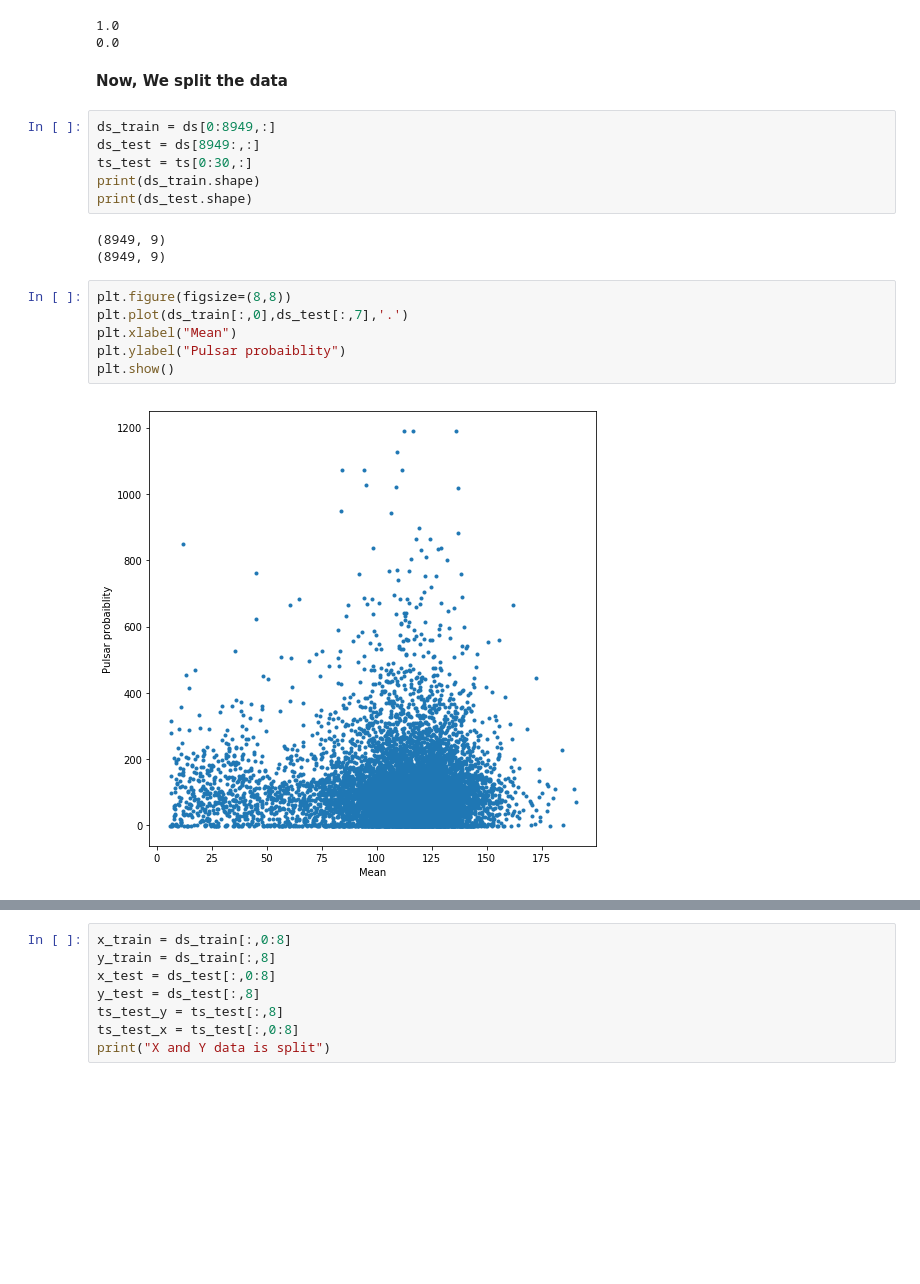
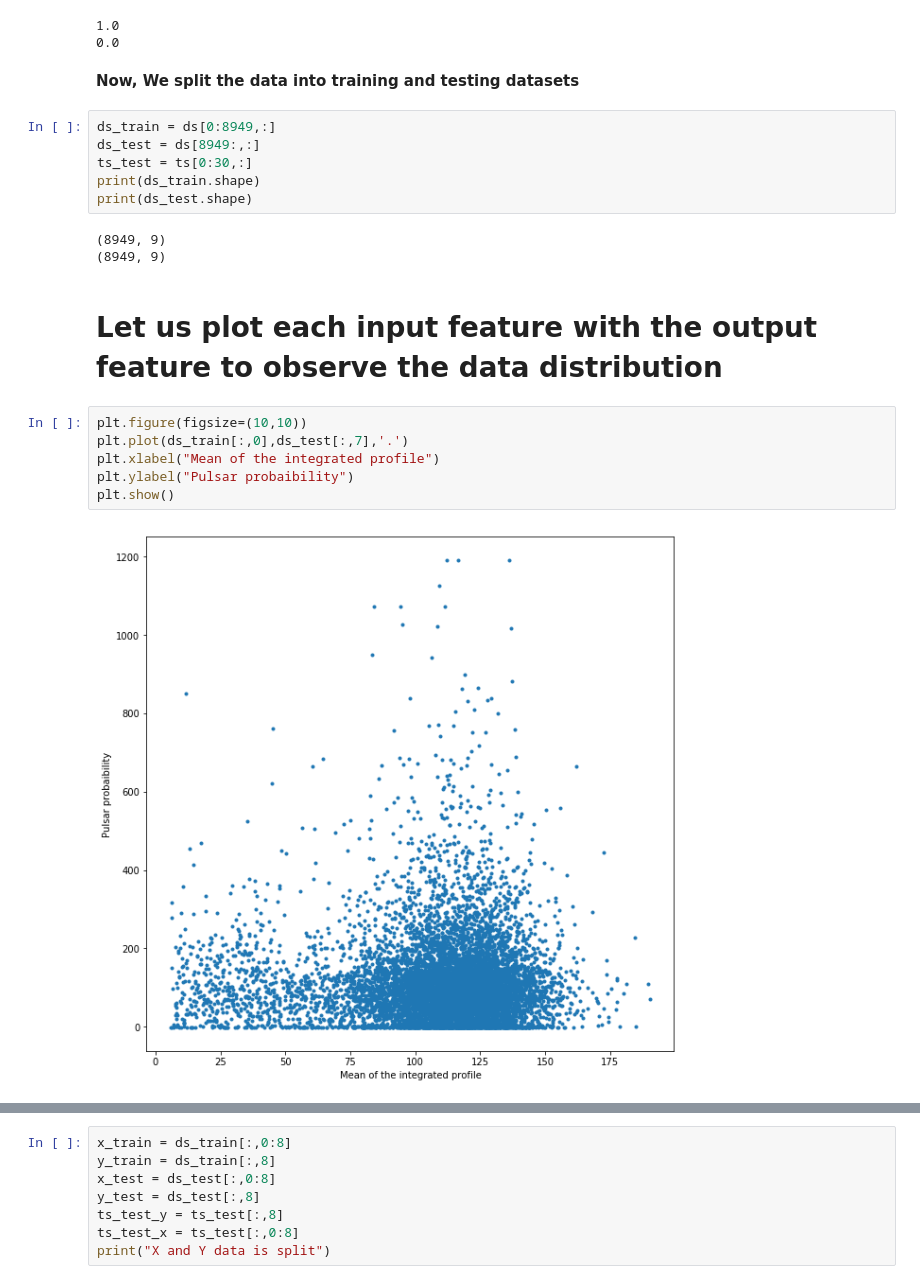
Before and after one commit to mponagandla/AIProject, a Jupyter notebook: Predicting_Pulsar.ipynb, the cells around one changed output, grey strips where cells are left out. Saved outputs shown, nothing was run; the diff lists cells and outputs as text; blank space fills up the shorter version.

```diff
--- a/Predicting_Pulsar.ipynb
+++ b/Predicting_Pulsar.ipynb
@@ -67,7 +110,7 @@ print(np.min(ds[:,8]))
 1.0
 0.0
 # %% [markdown]
-**Now, We split the data**
+**Now, We split the data into training and testing datasets**
 # %%
 ds_train = ds[0:8949,:]
 ds_test = ds[8949:,:]
@@ -77,11 +120,13 @@ print(ds_test.shape)
 # %% [output]
 (8949, 9)
 (8949, 9)
+# %% [markdown]
+# Let us plot each input feature with the output feature to observe the data distribution
 # %%
-plt.figure(figsize=(8,8))
+plt.figure(figsize=(10,10))
 plt.plot(ds_train[:,0],ds_test[:,7],'.')
-plt.xlabel("Mean")
-plt.ylabel("Pulsar probaiblity")
+plt.xlabel("Mean of the integrated profile")
+plt.ylabel("Pulsar probaibility")
 plt.show()
 # %% [output]
-[figure, old version]
+[figure, new version]
```
Also changed, not shown: parts of 19 cells of this notebook.
